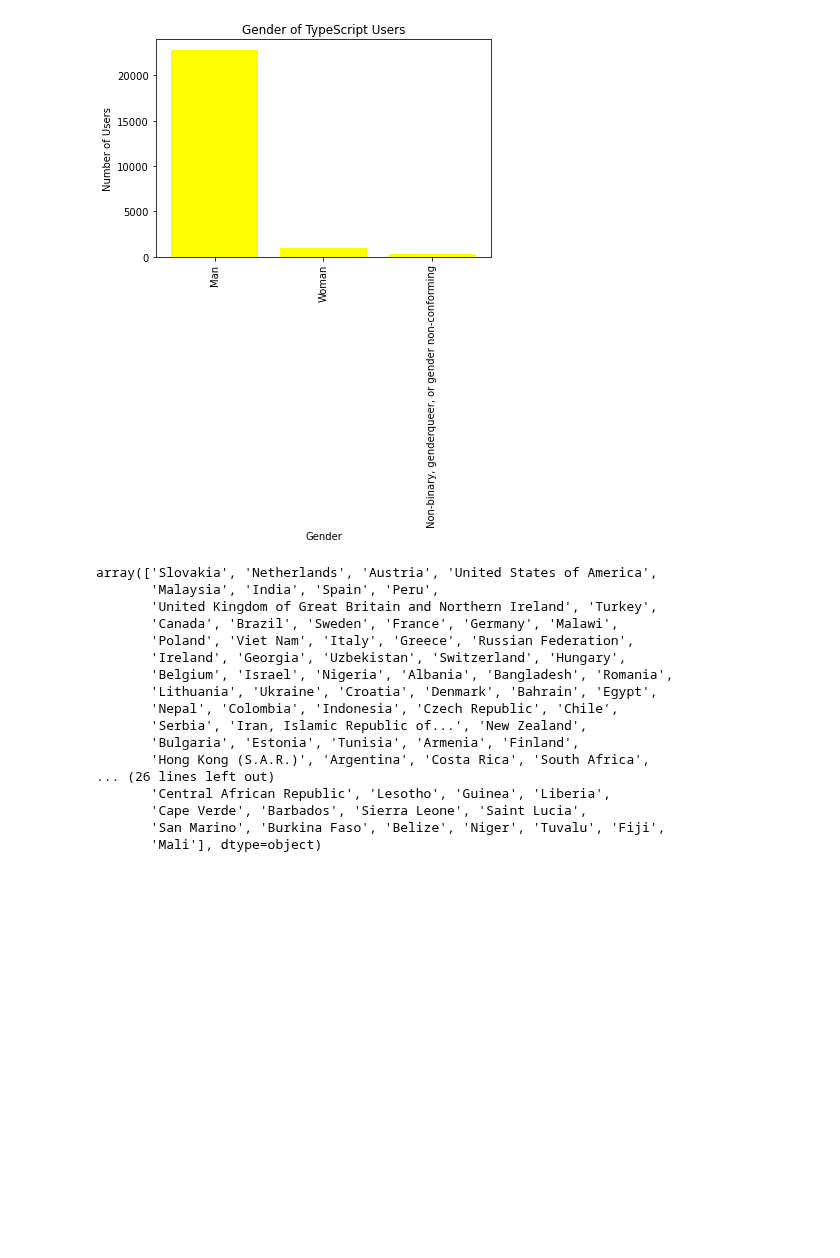
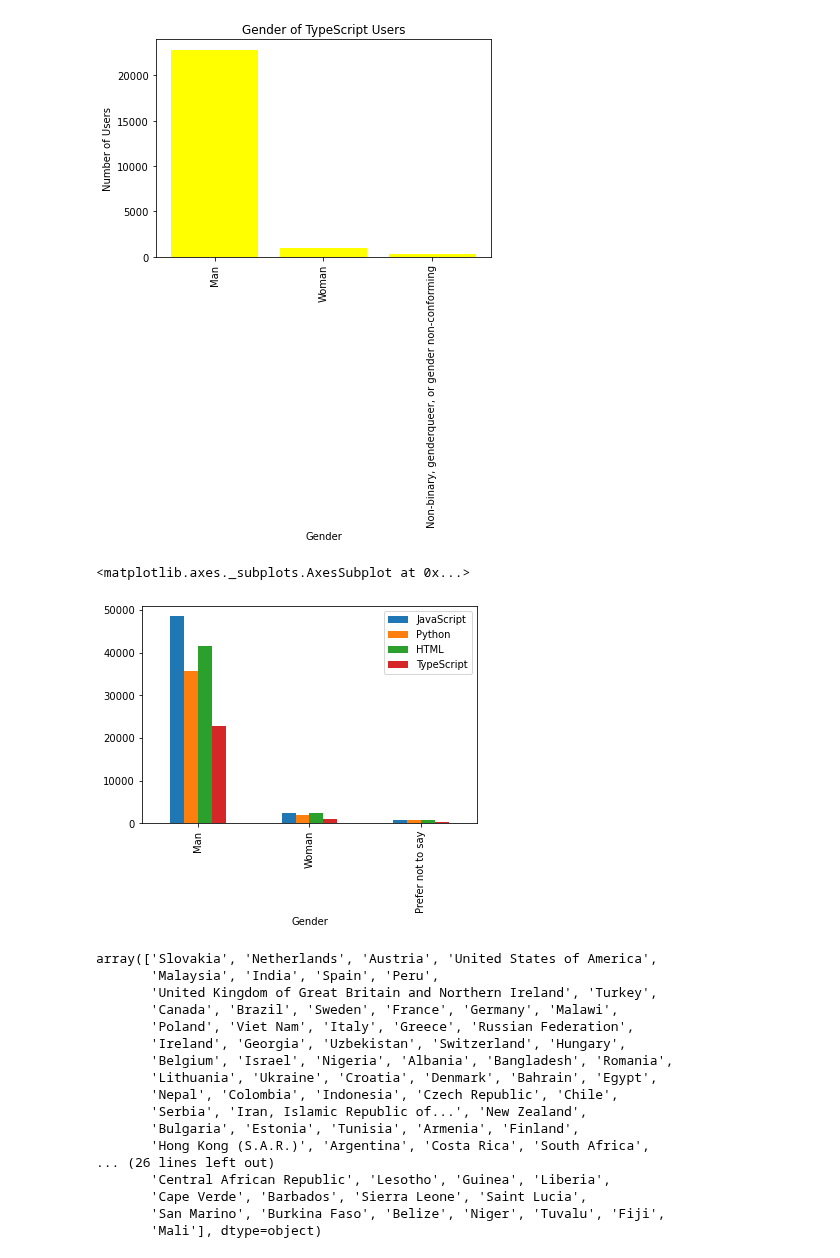
Before and after one commit to Stencoss/DataDrivenDevelopers, a Jupyter notebook: project_1.ipynb, the cells around one changed output. Saved outputs shown, nothing was run; the diff lists cells and outputs as text; code cells hidden in the pictures; blank space fills up the shorter version.

Commit message:
added graphs

```diff
--- a/project_1.ipynb
+++ b/project_1.ipynb
@@ -302,9 +302,9 @@ plt.ylabel("Number of Users")
 Text(0, 0.5, 'Number of Users')
 [figure]
 # %%
-users2 = find_js_type['Gender'].value_counts().head(3)
+users4 = find_js_type['Gender'].value_counts().head(3)
 x_axis = ['Man', 'Woman', 'Non-binary, genderqueer, or gender non-conforming']
-plt.bar(x_axis, users2, color='yellow')
+plt.bar(x_axis, users4, color='yellow')
 plt.xticks(rotation=90)
 plt.title("Gender of TypeScript Users")
 plt.xlabel("Gender")
@@ -312,6 +312,20 @@ plt.ylabel("Number of Users")
 # %% [output]
 Text(0, 0.5, 'Number of Users')
 [figure]
+# %%
+gender_mix = pd.DataFrame(columns=['JavaScript', 'Python','HTML', 'TypeScript'])
+x_axis = ['Man', 'Woman', 'Non-binary, genderqueer, or gender non-conforming']
+gender_mix['JavaScript'] = users
+gender_mix['Python'] = users2
+gender_mix['HTML'] = users3
+gender_mix['TypeScript'] = users4
+gender_mix.index.name = 'Gender'
+gender_mix.reset_index()
+gender_mix
+gender_mix.plot(use_index=True,y=['JavaScript', 'Python', 'HTML', 'TypeScript'], kind='bar')
+# %% [output]
+<matplotlib.axes._subplots.AxesSubplot at 0x...>
+[figure, added]
 # %%
 # Find all the unique countires and put them into a list
 unique_countries_df = find_js_df["Country"].unique()
```
Also changed, not shown: parts of 4 cells of this notebook.
